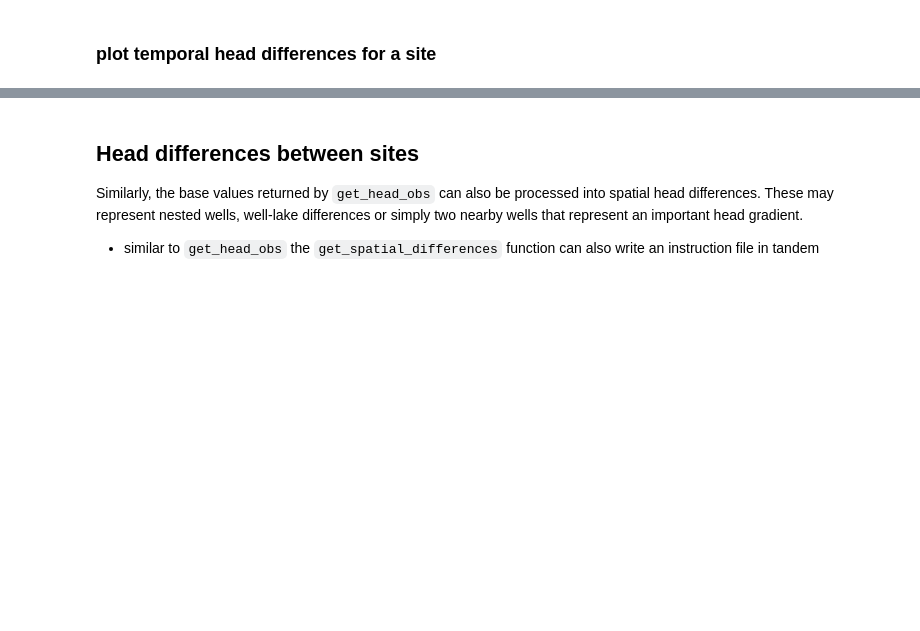
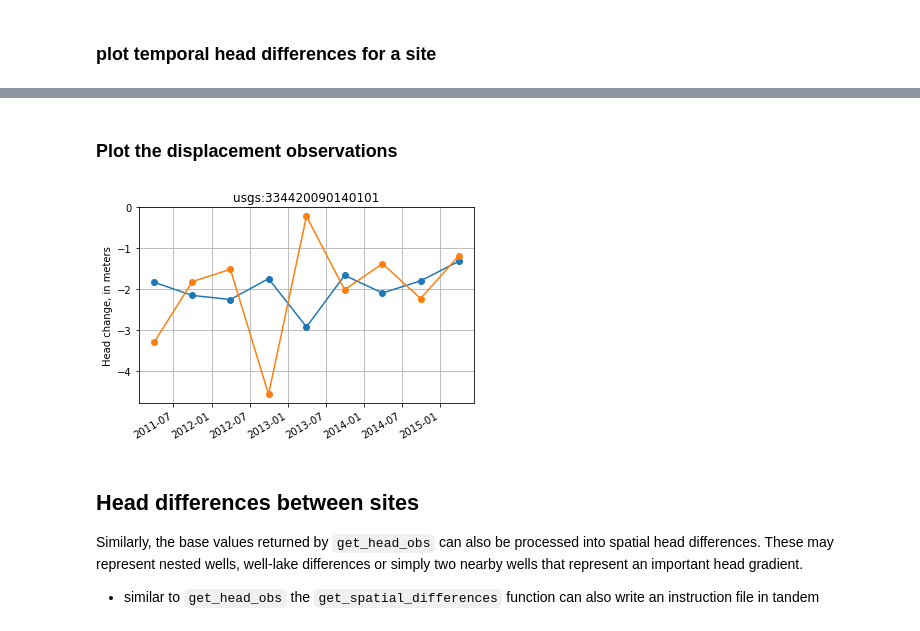
Before and after one commit to aleaf/modflow-obs, a Jupyter notebook: examples/Example.ipynb, the cells around one changed output, grey strips where cells are left out. Cells and saved outputs as stored; diff of their text form; code cells hidden in the pictures; blank space fills up the shorter version.

```diff
--- a/examples/Example.ipynb
+++ b/examples/Example.ipynb
@@ -274,0 +284,10 @@ Text(0, 0.5, 'Head change, in meters')
+# %%
+thead_disp = get_temporal_differences(base_obs,
+                                       perioddata,
+                                       obs_values_col='obs_head',
+                                       sim_values_col='sim_head',
+                                       obstype='head',
+                                       get_displacements=True,
+                                       displacement_from='2010-01-01',
+                                       write_ins=True,
+                                       outfile=output_folder / 'processed_head_obs_disp.dat')
@@ -275,3 +301,19 @@ Text(0, 0.5, 'Head change, in meters')
+# %% [markdown]
+### Plot the displacement observations
+# %%
+site = 'usgs:334420090140101'
+site_values = thead_disp.loc[thead_disp.obsprefix == site, ['datetime', 'obsval', 'sim_obsval', 'obsnme']].copy()
+
+# for some reason, pd.DataFrame.plot() incorrectly shifts the xticks in this case
+fig, ax = plt.subplots()
+ax.plot(site_values.datetime, site_values.obsval, marker='o')
+ax.plot(site_values.datetime, site_values.sim_obsval, marker='o')
+ax.set_title(site)
+ax.set_ylabel('Head change, in meters')
+fig.autofmt_xdate()
+ax.grid()
+# %% [output]
+[figure, added]
 # %% [markdown]
 ## Head differences between sites
 
```
Also changed, not shown: parts of 22 cells of this notebook, 5 other files.
